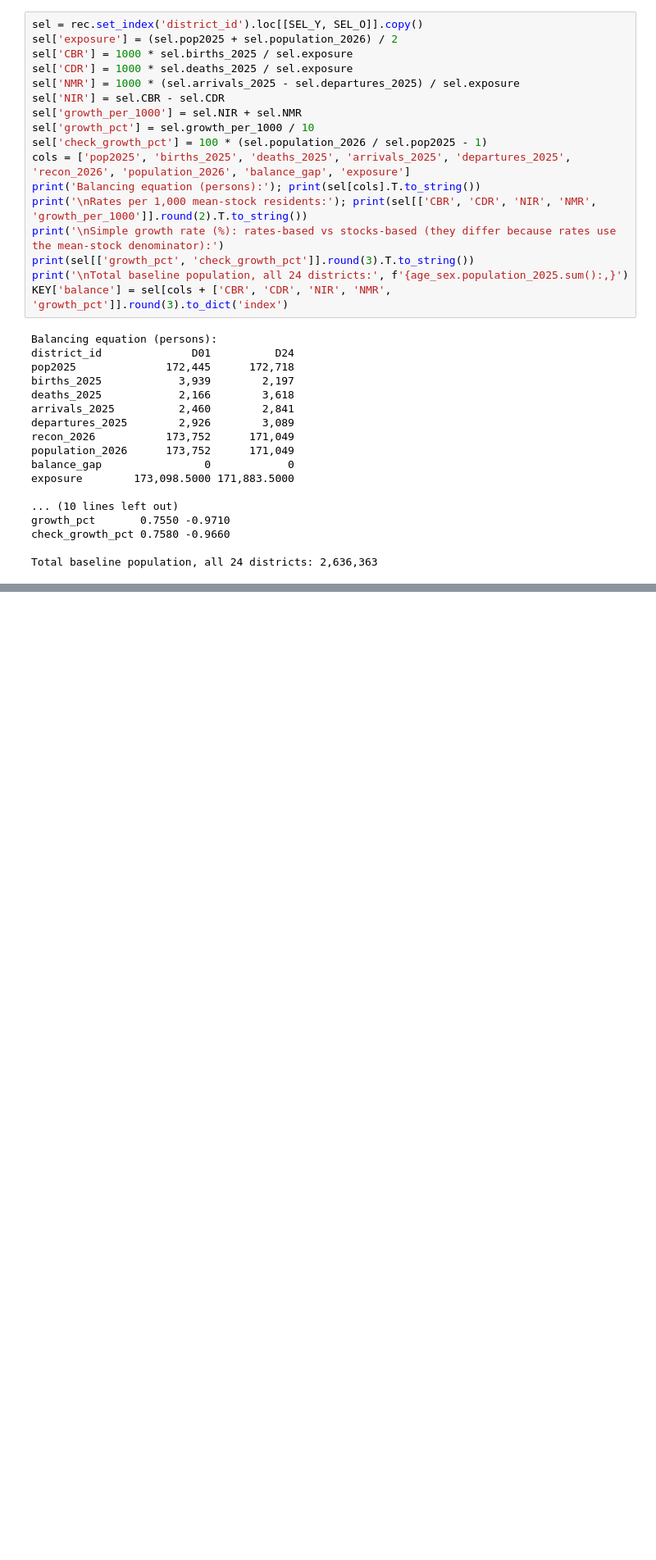
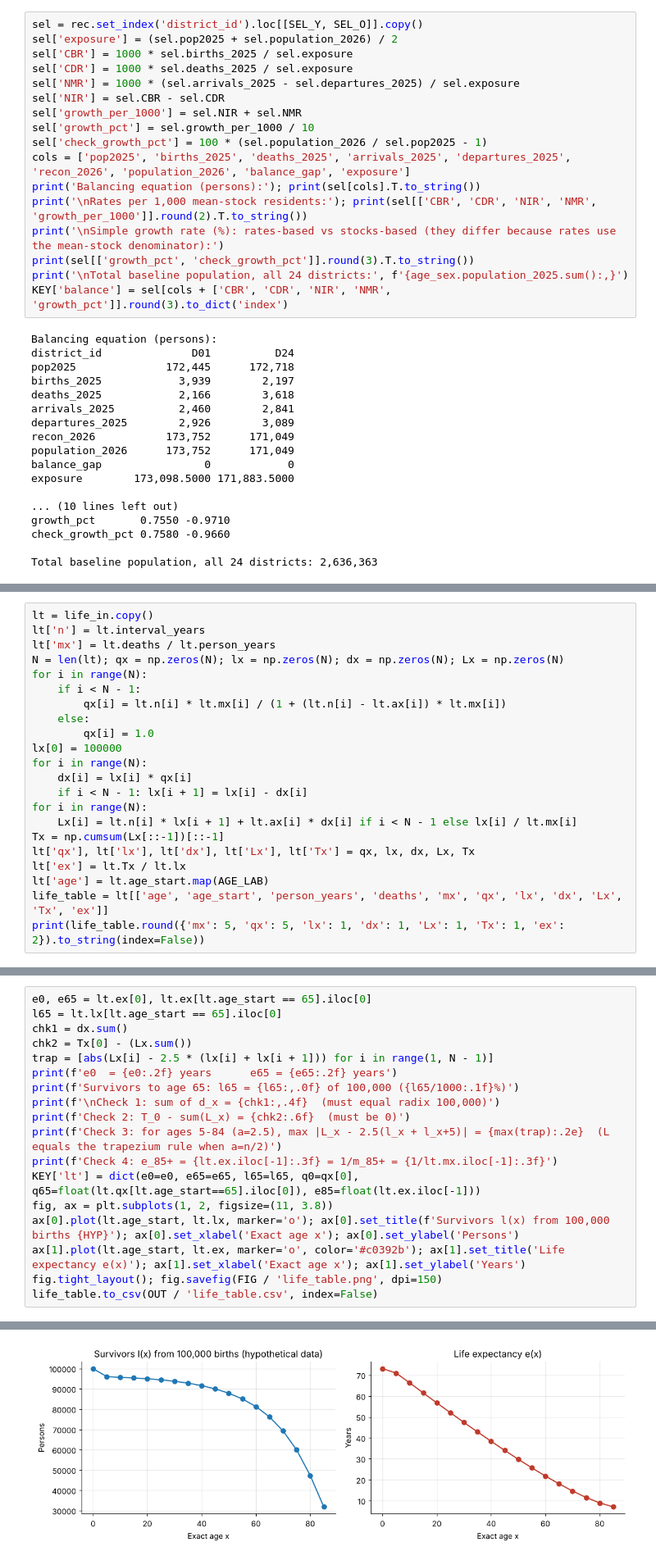
Before and after one commit to mharidzotakudzwar-dotcom/HASTS206-Assignment2, a Jupyter notebook: Assignment2_Analysis.ipynb, the cells around one changed output, grey strips where cells are left out. Shown at 82% size. Cells and saved outputs as stored; diff of their text form; blank space fills up the shorter version.

```diff
--- a/Assignment2_Analysis.ipynb
+++ b/Assignment2_Analysis.ipynb
@@ -322,0 +350,22 @@ Total baseline population, all 24 districts: 2,636,363
+# %%
+lt = life_in.copy()
+lt['n'] = lt.interval_years
+lt['mx'] = lt.deaths / lt.person_years
+N = len(lt); qx = np.zeros(N); lx = np.zeros(N); dx = np.zeros(N); Lx = np.zeros(N)
+for i in range(N):
+    if i < N - 1:
+        qx[i] = lt.n[i] * lt.mx[i] / (1 + (lt.n[i] - lt.ax[i]) * lt.mx[i])
+    else:
+        qx[i] = 1.0
+lx[0] = 100000
+for i in range(N):
+    dx[i] = lx[i] * qx[i]
+    if i < N - 1: lx[i + 1] = lx[i] - dx[i]
+for i in range(N):
+    Lx[i] = lt.n[i] * lx[i + 1] + lt.ax[i] * dx[i] if i < N - 1 else lx[i] / lt.mx[i]
+Tx = np.cumsum(Lx[::-1])[::-1]
+lt['qx'], lt['lx'], lt['dx'], lt['Lx'], lt['Tx'] = qx, lx, dx, Lx, Tx
+lt['ex'] = lt.Tx / lt.lx
+lt['age'] = lt.age_start.map(AGE_LAB)
+life_table = lt[['age', 'age_start', 'person_years', 'deaths', 'mx', 'qx', 'lx', 'dx', 'Lx', 'Tx', 'ex']]
+print(life_table.round({'mx': 5, 'qx': 5, 'lx': 1, 'dx': 1, 'Lx': 1, 'Tx': 1, 'ex': 2}).to_string(index=False))
@@ -322,0 +394,19 @@ Total baseline population, all 24 districts: 2,636,363
+# %%
+e0, e65 = lt.ex[0], lt.ex[lt.age_start == 65].iloc[0]
+l65 = lt.lx[lt.age_start == 65].iloc[0]
+chk1 = dx.sum()
+chk2 = Tx[0] - (Lx.sum())
+trap = [abs(Lx[i] - 2.5 * (lx[i] + lx[i + 1])) for i in range(1, N - 1)]
+print(f'e0  = {e0:.2f} years      e65 = {e65:.2f} years')
+print(f'Survivors to age 65: l65 = {l65:,.0f} of 100,000 ({l65/1000:.1f}%)')
+print(f'\nCheck 1: sum of d_x = {chk1:,.4f}  (must equal radix 100,000)')
+print(f'Check 2: T_0 - sum(L_x) = {chk2:.6f}  (must be 0)')
+print(f'Check 3: for ages 5-84 (a=2.5), max |L_x - 2.5(l_x + l_x+5)| = {max(trap):.2e}  (L equals the trapezium rule when a=n/2)')
+print(f'Check 4: e_85+ = {lt.ex.iloc[-1]:.3f} = 1/m_85+ = {1/lt.mx.iloc[-1]:.3f}')
+KEY['lt'] = dict(e0=e0, e65=e65, l65=l65, q0=qx[0], q65=float(lt.qx[lt.age_start==65].iloc[0]), e85=float(lt.ex.iloc[-1]))
+fig, ax = plt.subplots(1, 2, figsize=(11, 3.8))
+ax[0].plot(lt.age_start, lt.lx, marker='o'); ax[0].set_title(f'Survivors l(x) from 100,000 births {HYP}'); ax[0].set_xlabel('Exact age x'); ax[0].set_ylabel('Persons')
+ax[1].plot(lt.age_start, lt.ex, marker='o', color='#c0392b'); ax[1].set_title('Life expectancy e(x)'); ax[1].set_xlabel('Exact age x'); ax[1].set_ylabel('Years')
+fig.tight_layout(); fig.savefig(FIG / 'life_table.png', dpi=150)
+life_table.to_csv(OUT / 'life_table.csv', index=False)
+# %% [output]
@@ -322,0 +420 @@ Total baseline population, all 24 districts: 2,636,363
+[figure, added]
```
Also changed, not shown: parts of 17 cells of this notebook.
